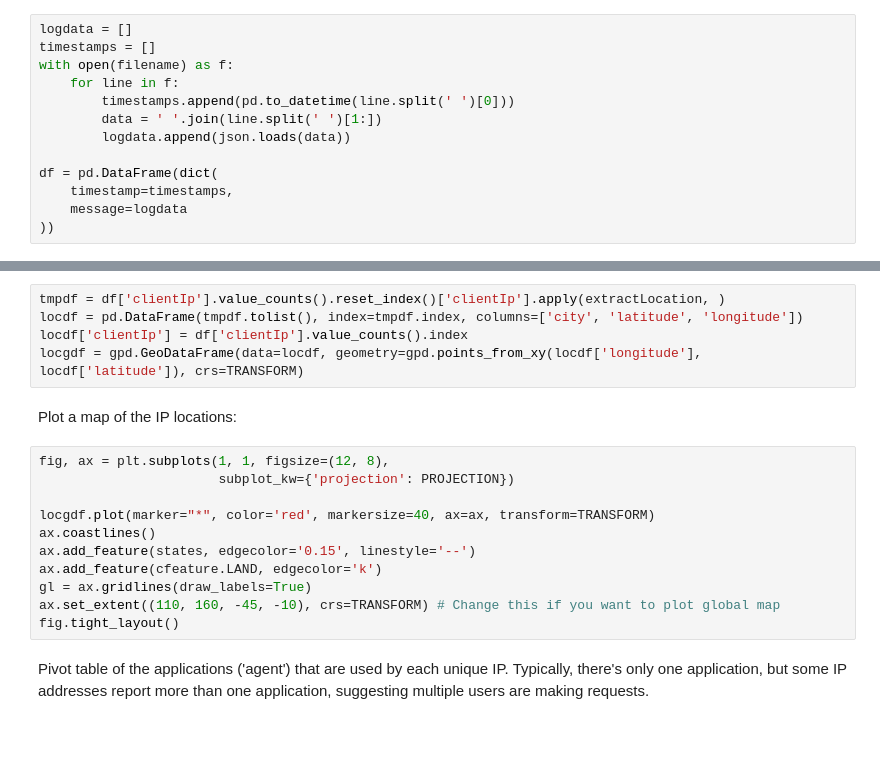
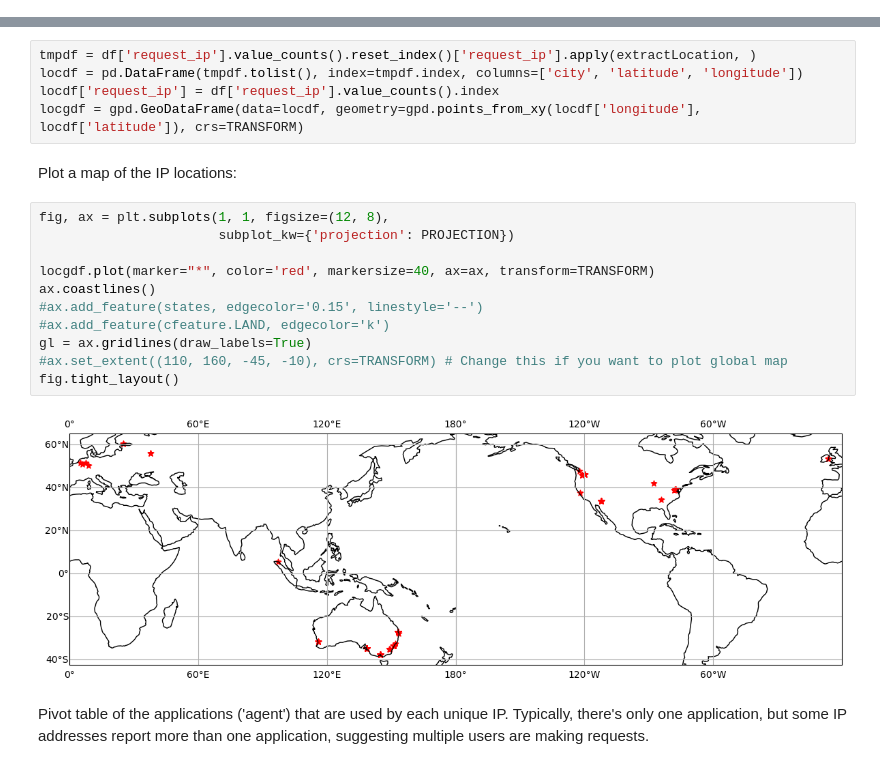
Before and after one commit to GeoscienceAustralia/nhi-process, a Jupyter notebook: analysis/usage/NHIRS usage stats.ipynb, the cells around one changed output, grey strips where cells are left out. Cells and saved outputs as stored; diff of their text form; blank space fills up the shorter version.

```diff
--- a/analysis/usage/NHIRS usage stats.ipynb
+++ b/analysis/usage/NHIRS usage stats.ipynb
@@ -140,13 +60,0 @@ Open the file and iterate over all lines, splitting the line into a timestamp an
-# %%
-logdata = []
-timestamps = []
-with open(filename) as f:
-    for line in f:
-        timestamps.append(pd.to_datetime(line.split(' ')[0]))
-        data = ' '.join(line.split(' ')[1:])
-        logdata.append(json.loads(data))
-
-df = pd.DataFrame(dict(
-    timestamp=timestamps,
-    message=logdata
-))
@@ -244,23 +236,25 @@ Next we discover the location of the list of IP addresses so we can plot a map o
 
 _Take care with this, as it may raise an access denied error if you provide too long a list_. This makes a request to an IP information page, and if we poll too many times in too short a period, the requests will be blocked.
 # %%
-tmpdf = df['clientIp'].value_counts().reset_index()['clientIp'].apply(extractLocation, )
+tmpdf = df['request_ip'].value_counts().reset_index()['request_ip'].apply(extractLocation, )
 locdf = pd.DataFrame(tmpdf.tolist(), index=tmpdf.index, columns=['city', 'latitude', 'longitude'])
-locdf['clientIp'] = df['clientIp'].value_counts().index
+locdf['request_ip'] = df['request_ip'].value_counts().index
 locgdf = gpd.GeoDataFrame(data=locdf, geometry=gpd.points_from_xy(locdf['longitude'], locdf['latitude']), crs=TRANSFORM)
 # %% [markdown]
 Plot a map of the IP locations:
 # %%
 fig, ax = plt.subplots(1, 1, figsize=(12, 8),
                        subplot_kw={'projection': PROJECTION})
 
 locgdf.plot(marker="*", color='red', markersize=40, ax=ax, transform=TRANSFORM)
 ax.coastlines()
-ax.add_feature(states, edgecolor='0.15', linestyle='--')
-ax.add_feature(cfeature.LAND, edgecolor='k')
+#ax.add_feature(states, edgecolor='0.15', linestyle='--')
+#ax.add_feature(cfeature.LAND, edgecolor='k')
 gl = ax.gridlines(draw_labels=True)
-ax.set_extent((110, 160, -45, -10), crs=TRANSFORM) # Change this if you want to plot global map
+#ax.set_extent((110, 160, -45, -10), crs=TRANSFORM) # Change this if you want to plot global map
 fig.tight_layout()
+# %% [output]
+[figure, added]
 # %% [markdown]
 Pivot table of the applications ('agent') that are used by each unique IP. Typically, there's only one application, but some IP addresses report more than one application, suggesting multiple users are making requests.
 # %%
```
Also changed, not shown: parts of 16 cells of this notebook.
